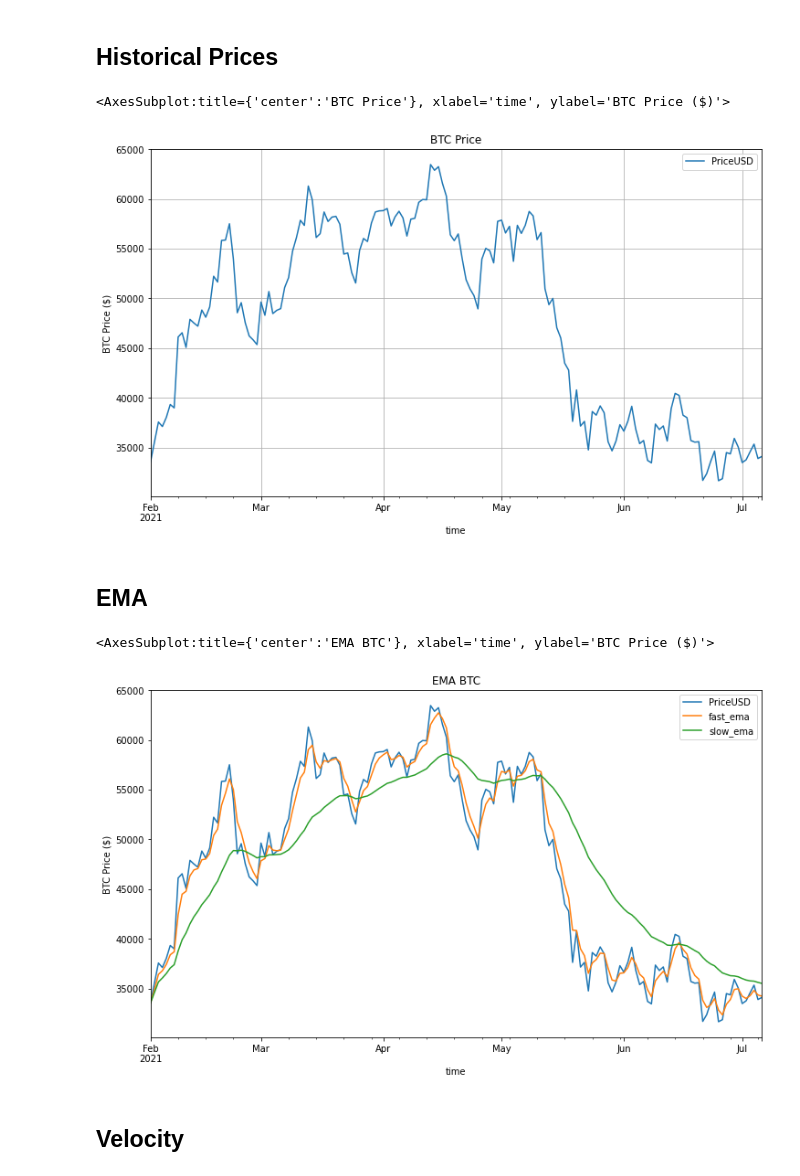
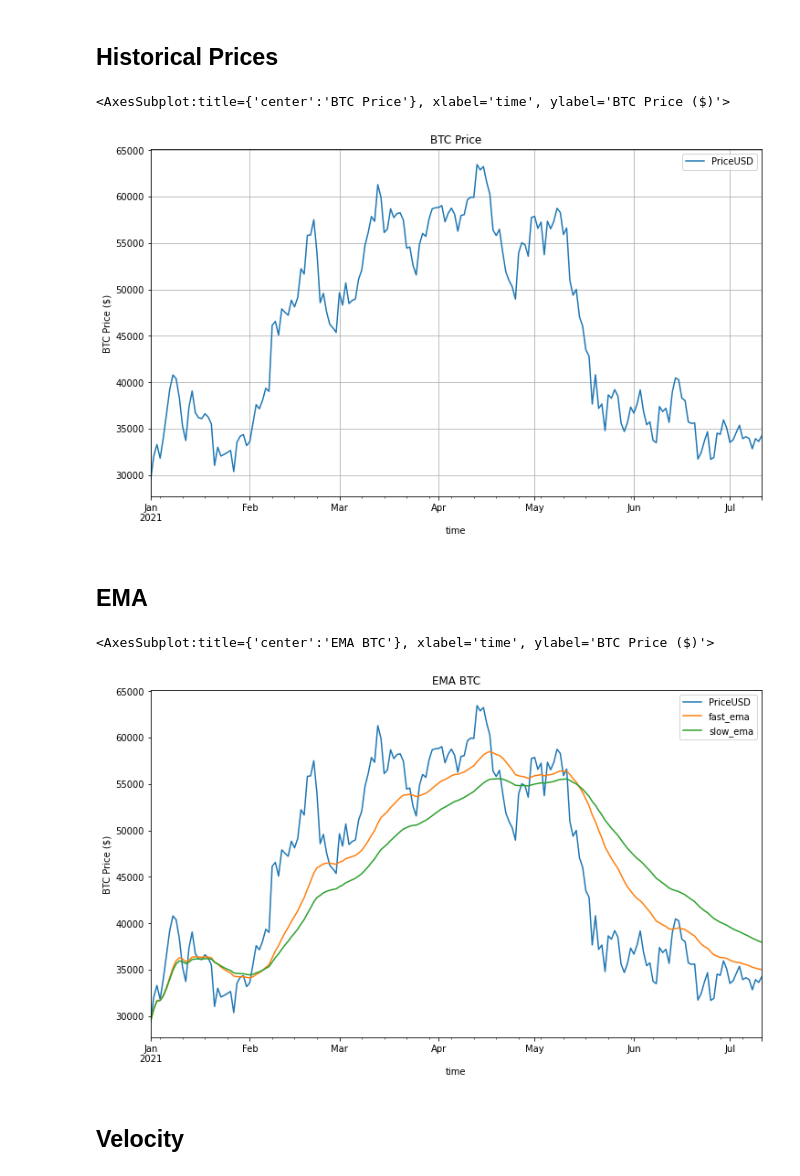
Before and after one commit to dbogatic/crypto-analysis, a Jupyter notebook: btc_coinmetrics.ipynb, the cells around one changed output. Drawn from its saved outputs; the diff is of its cells as text; code cells hidden in the pictures.

Commit message:
pulled cpmplete coinmetrics csv data for coins

```diff
--- a/btc_coinmetrics.ipynb
+++ b/btc_coinmetrics.ipynb
@@ -14,12 +14,13 @@ import pandas as pd
 import numpy as np
 %matplotlib inline
 # %%
-# Obtain data by specifying coin and data needed
+# Obtain data by specifying coin and data needed and adjust the date timeframe
 client = CoinMetricsClient()
-btc_metrics = client.get_asset_metrics(assets='btc',metrics=['PriceUSD','AdrActCnt','CapMrktCurUSD','NVTAdj','VelCur1yr','TxCnt','TxTfrValAdjUSD','SplyCur','HashRate'],start_time='2021-02-01',frequency='1d')
+btc_metrics = client.get_asset_metrics(assets='btc',metrics=['PriceUSD','AdrActCnt','CapMrktCurUSD','NVTAdj','VelCur1yr','TxCnt','TxTfrValAdjUSD','SplyCur','HashRate'],start_time='2021-01-01', end_time='2021-07-11',frequency='1d')
 btc_metrics = pd.DataFrame(btc_metrics)
 btc_metrics['time'] = pd.to_datetime(btc_metrics['time'])
 btc_metrics = btc_metrics.set_index('time')
+btc_metrics.to_csv('resources/btc_annual_metrics/btc_metrics_1.csv')
 # %%
 # Select coin metrics from Coinmetrics API and convert to float
 btc_metrics = btc_metrics[['PriceUSD','CapMrktCurUSD','NVTAdj','VelCur1yr','AdrActCnt','TxCnt','TxTfrValAdjUSD','SplyCur','HashRate']].astype('float').round(2)
@@ -40,23 +41,23 @@ btc_price = btc_metrics[['PriceUSD']]
 btc_price.plot(figsize= (12,7), grid=True, title="BTC Price",ylabel='BTC Price ($)')
 # %% [output]
 <AxesSubplot:title={'center':'BTC Price'}, xlabel='time', ylabel='BTC Price ($)'>
-[figure, old version]
+[figure, new version]
 # %% [markdown]
 ## EMA
 # %%
 # Set short and long windows for EMA (Exponential Moving Average)
-short_window = 1
-long_window = 10
+short_window = 10
+long_window = 20
 
 # Construct a `Fast` and `Slow` Exponential Moving Average from short and long windows, respectively
 btc_metrics['fast_ema'] = btc_metrics['PriceUSD'].ewm(halflife=short_window).mean()
 btc_metrics['slow_ema'] = btc_metrics['PriceUSD'].ewm(halflife=long_window).mean()
 
 # Plot the EMA of BTC closing prices
 btc_metrics[['PriceUSD', 'fast_ema', 'slow_ema']].plot(figsize=(12,7), title='EMA BTC', ylabel='BTC Price ($)')
 # %% [output]
 <AxesSubplot:title={'center':'EMA BTC'}, xlabel='time', ylabel='BTC Price ($)'>
-[figure, old version]
+[figure, new version]
 # %%
 # A bullish crossover occurs when the fast EMA (1-day) crosses above a slow EMA (10-day). Bearish signal is opposite, when fast EMA crosses below slow EMA
 # %% [markdown]
```
Also changed, not shown: parts of 9 cells of this notebook, 25 other files.
